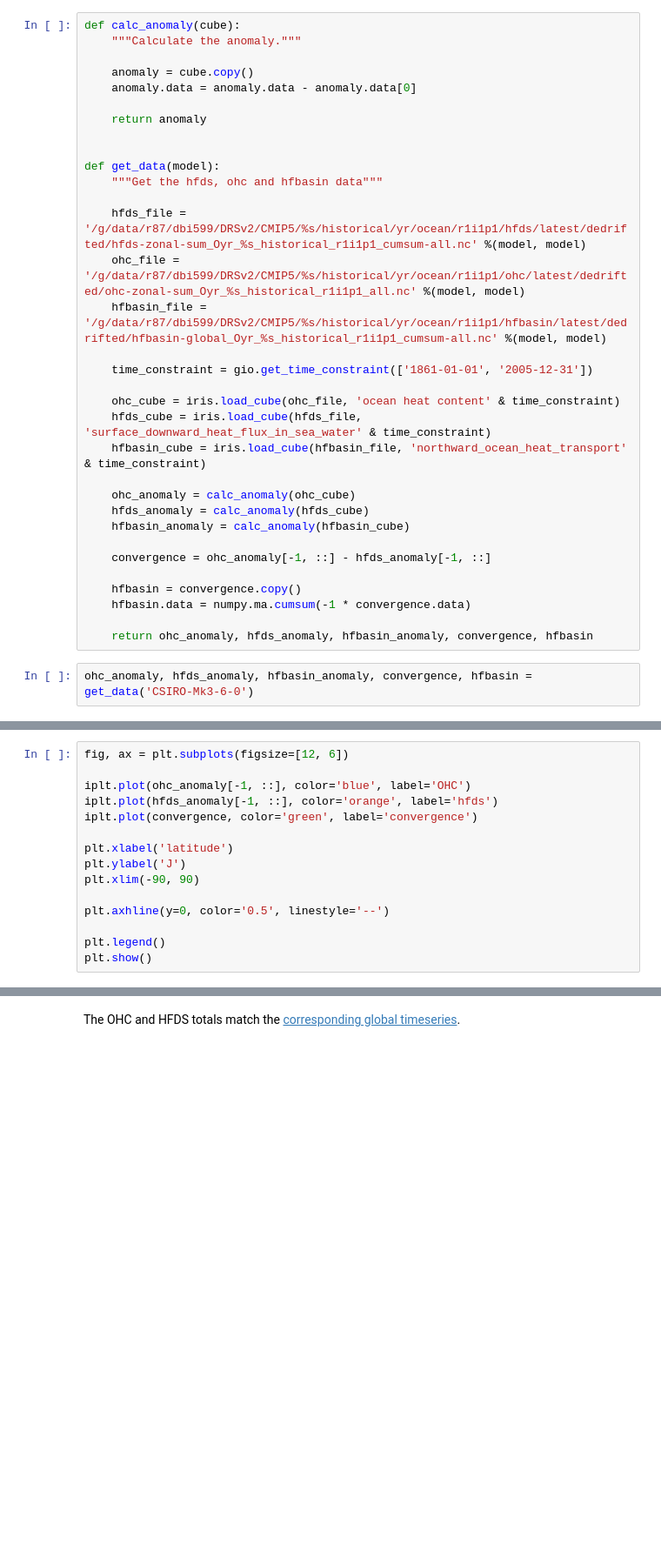
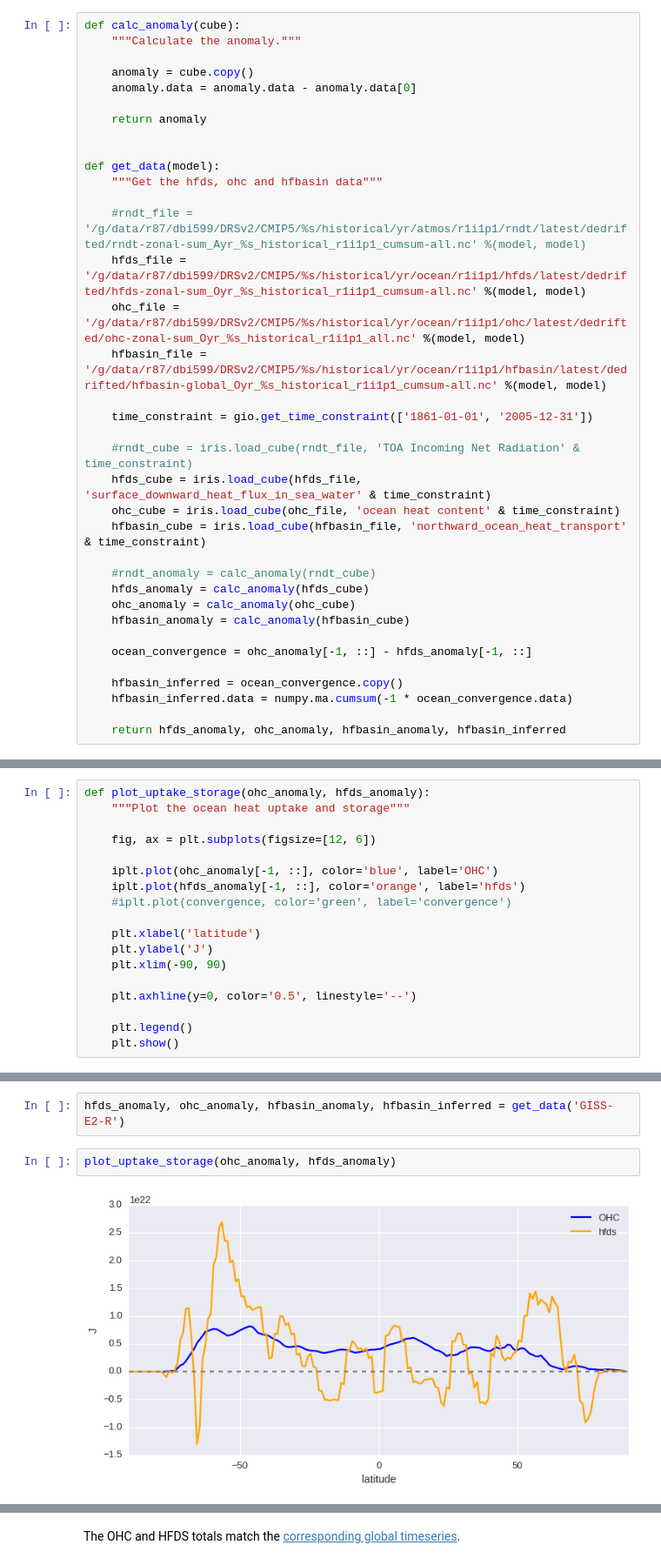
Before and after one commit to DamienIrving/ocean-analysis, a Jupyter notebook: development/energy_budget_in_one_plot.ipynb, the cells around one changed output, grey strips where cells are left out. Shown at 87% size. Saved outputs shown, nothing was run; the diff lists cells and outputs as text; blank space fills up the shorter version.

Commit message:
Script complete for zonal energy check

```diff
--- a/development/energy_budget_in_one_plot.ipynb
+++ b/development/energy_budget_in_one_plot.ipynb
@@ -50,25 +52,26 @@ def calc_anomaly(cube):
 def get_data(model):
     """Get the hfds, ohc and hfbasin data"""
 
+    #rndt_file = '/g/data/r87/dbi599/DRSv2/CMIP5/%s/historical/yr/atmos/r1i1p1/rndt/latest/dedrifted/rndt-zonal-sum_Ayr_%s_historical_r1i1p1_cumsum-all.nc' %(model, model)
     hfds_file = '/g/data/r87/dbi599/DRSv2/CMIP5/%s/historical/yr/ocean/r1i1p1/hfds/latest/dedrifted/hfds-zonal-sum_Oyr_%s_historical_r1i1p1_cumsum-all.nc' %(model, model)
     ohc_file = '/g/data/r87/dbi599/DRSv2/CMIP5/%s/historical/yr/ocean/r1i1p1/ohc/latest/dedrifted/ohc-zonal-sum_Oyr_%s_historical_r1i1p1_all.nc' %(model, model)
     hfbasin_file = '/g/data/r87/dbi599/DRSv2/CMIP5/%s/historical/yr/ocean/r1i1p1/hfbasin/latest/dedrifted/hfbasin-global_Oyr_%s_historical_r1i1p1_cumsum-all.nc' %(model, model)
 
     time_constraint = gio.get_time_constraint(['1861-01-01', '2005-12-31'])
 
+    #rndt_cube = iris.load_cube(rndt_file, 'TOA Incoming Net Radiation' & time_constraint)
+    hfds_cube = iris.load_cube(hfds_file, 'surface_downward_heat_flux_in_sea_water' & time_constraint)
     ohc_cube = iris.load_cube(ohc_file, 'ocean heat content' & time_constraint)
-    hfds_cube = iris.load_cube(hfds_file, 'surface_downward_heat_flux_in_sea_water' & time_constraint)
     hfbasin_cube = iris.load_cube(hfbasin_file, 'northward_ocean_heat_transport' & time_constraint)
 
+    #rndt_anomaly = calc_anomaly(rndt_cube)
+    hfds_anomaly = calc_anomaly(hfds_cube)
     ohc_anomaly = calc_anomaly(ohc_cube)
-    hfds_anomaly = calc_anomaly(hfds_cube)
     hfbasin_anomaly = calc_anomaly(hfbasin_cube)
 
-    convergence = ohc_anomaly[-1, ::] - hfds_anomaly[-1, ::]
+    ocean_convergence = ohc_anomaly[-1, ::] - hfds_anomaly[-1, ::]
 
-    hfbasin = convergence.copy()
-    hfbasin.data = numpy.ma.cumsum(-1 * convergence.data)
+    hfbasin_inferred = ocean_convergence.copy()
+    hfbasin_inferred.data = numpy.ma.cumsum(-1 * ocean_convergence.data)
 
-    return ohc_anomaly, hfds_anomaly, hfbasin_anomaly, convergence, hfbasin
+    return hfds_anomaly, ohc_anomaly, hfbasin_anomaly, hfbasin_inferred
-# %%
-ohc_anomaly, hfds_anomaly, hfbasin_anomaly, convergence, hfbasin = get_data('CSIRO-Mk3-6-0')
@@ -77,15 +78,18 @@ ohc_anomaly, hfds_anomaly, hfbasin_anomaly, convergence, hfbasin = get_data('CSI
 # %%
-fig, ax = plt.subplots(figsize=[12, 6])
+def plot_uptake_storage(ohc_anomaly, hfds_anomaly):
+    """Plot the ocean heat uptake and storage"""
 
-iplt.plot(ohc_anomaly[-1, ::], color='blue', label='OHC')
-iplt.plot(hfds_anomaly[-1, ::], color='orange', label='hfds')
-iplt.plot(convergence, color='green', label='convergence')
+    fig, ax = plt.subplots(figsize=[12, 6])
 
-plt.xlabel('latitude')
-plt.ylabel('J')
-plt.xlim(-90, 90)
+    iplt.plot(ohc_anomaly[-1, ::], color='blue', label='OHC')
+    iplt.plot(hfds_anomaly[-1, ::], color='orange', label='hfds')
+    #iplt.plot(convergence, color='green', label='convergence')
 
-plt.axhline(y=0, color='0.5', linestyle='--')
+    plt.xlabel('latitude')
+    plt.ylabel('J')
+    plt.xlim(-90, 90)
 
-plt.legend()
-plt.show()
+    plt.axhline(y=0, color='0.5', linestyle='--')
+
+    plt.legend()
+    plt.show()
@@ -94,3 +115,9 @@ plt.show()
+# %%
+hfds_anomaly, ohc_anomaly, hfbasin_anomaly, hfbasin_inferred = get_data('GISS-E2-R')
+# %%
+plot_uptake_storage(ohc_anomaly, hfds_anomaly)
+# %% [output]
+[figure, added]
 # %%
 ohc_anomaly[-1, ::].data.sum()
 # %% [output]
```
Also changed, not shown: parts of 25 cells of this notebook, 2 other files.
